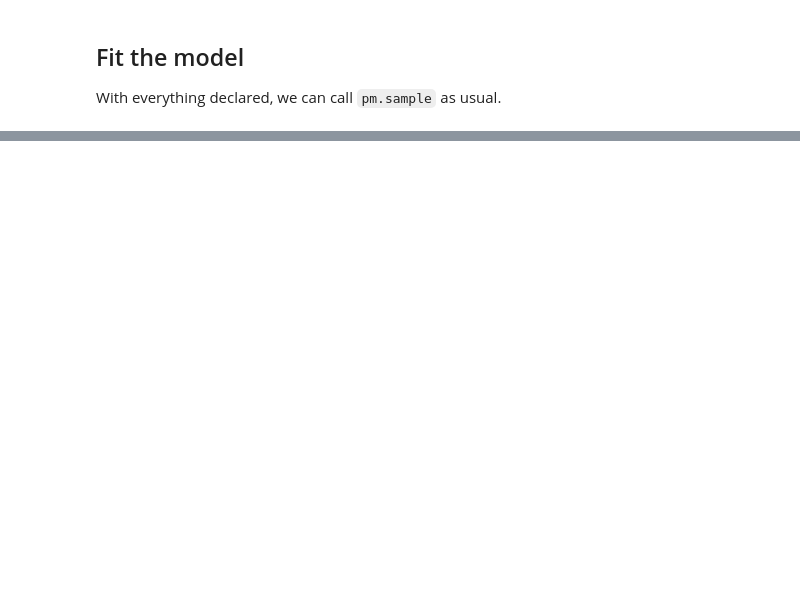
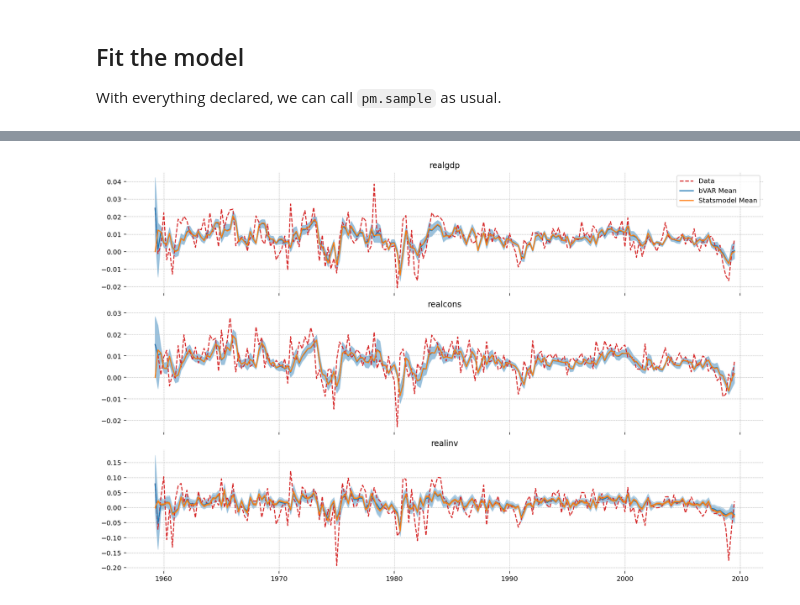
Before and after one commit to jessegrabowski/pymc_statespace, a Jupyter notebook: examples/VARMAX Example.ipynb, the cells around one changed output, grey strips where cells are left out. Cells and saved outputs as stored; diff of their text form; code cells hidden in the pictures; blank space fills up the shorter version.

```diff
--- a/examples/VARMAX Example.ipynb
+++ b/examples/VARMAX Example.ipynb
@@ -207,0 +274,43 @@ TypeError: Cannot concatenate arrays with different numbers of dimensions: got (
+# %%
+output_type = "predicted"
+
+post = az.extract(idata, "posterior")
+out_mean = getattr(post, f"{output_type}_states")
+hdi_mean = getattr(
+    az.hdi(getattr(idata.posterior, f"{output_type}_states")), f"{output_type}_states"
+)
+
+out_cov = getattr(post, f"{output_type}_covariances")
+hdi_cov = getattr(
+    az.hdi(getattr(idata.posterior, f"{output_type}_covariances")), f"{output_type}_covariances"
+)
+
+norm_95 = np.array([-1.98, 1.98]).reshape(-1, 1)
+
+fig, ax = plt.subplots(3, 1, figsize=(14, 9), sharex=True)
+plot_slice = slice(None, -1) if output_type == "predicted" else slice(None, None)
+for i, (var, axis) in enumerate(zip(data, fig.axes)):
+    mu = out_mean.mean(dim="sample").values.squeeze()[plot_slice, i]
+    mu_hdi = hdi_mean.values[plot_slice, i].squeeze().T
+
+    cov = out_cov.mean(dim="sample").values.squeeze()[plot_slice, i, i]
+    cov_hdi = hdi_cov.values[plot_slice, i, i].squeeze().T
+
+    axis.plot(data[var], ls="--", color="tab:red", label="Data")
+    axis.plot(data.index, mu, label="bVAR Mean")
+    axis.fill_between(data.index, *mu_hdi, alpha=0.25)
+    axis.fill_between(data.index, *(mu_hdi + norm_95 * cov_hdi), alpha=0.25, color="tab:blue")
+
+    mu = sm_res.predict()[var]
+    std = np.sqrt(sm_res.predicted_state_cov.reshape(6, 6, -1)[i, i, :-1].T)
+
+    axis.plot(data.index, mu, color="tab:orange", label="Statsmodel Mean")
+    axis.fill_between(data.index, mu - 1.96 * cov, mu + 1.96 * cov, color="tab:orange", alpha=0.5)
+
+    axis.set(title=var)
+
+ax[0].legend()
+fig.tight_layout()
+plt.show()
+# %% [output]
+[figure, added]
```
Also changed, not shown: parts of 17 cells of this notebook, 4 other files.
